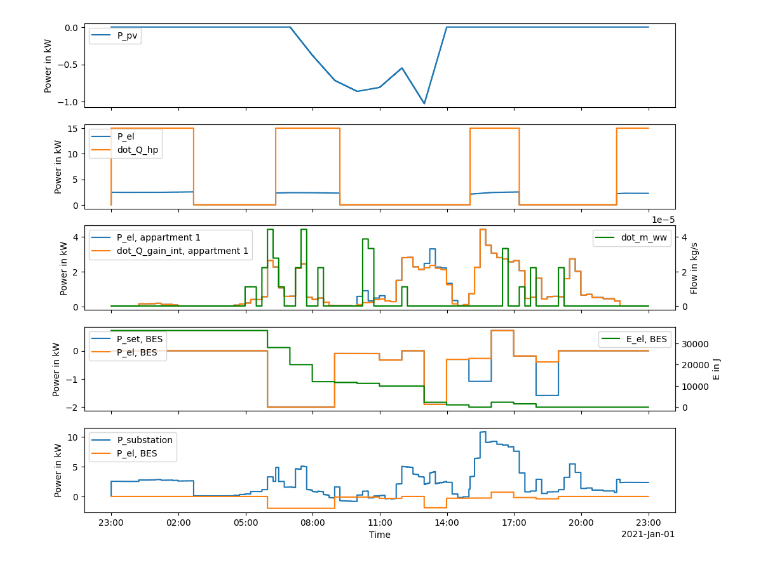
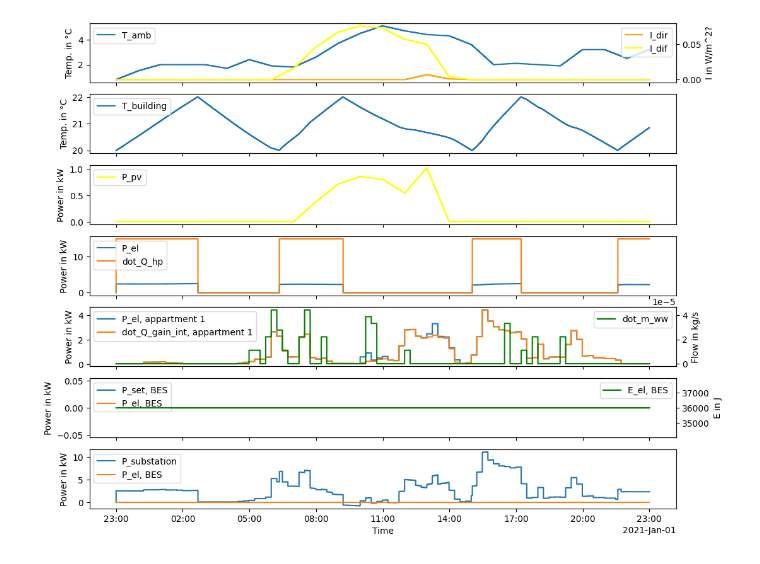
Before and after one commit to erc-fhv/FlECs-Framework, a Jupyter notebook: simple_scenario.ipynb, the cells around one changed output. Cells and saved outputs as stored; diff of their text form; code cells hidden in the pictures.

```diff
--- a/simple_scenario.ipynb
+++ b/simple_scenario.ipynb
@@ -184 +181,6 @@ import pickle
+# %%
+times = pd.date_range('2021-01-01 00:00:00', '2021-01-02 00:00:00', freq='1min', tz='Europe/Berlin')  # 'UTC+01:00')
+
+sim.run(times)
+# cProfile.run('sim.run(times)', f'restats_{datetime.datetime.now().strftime("%Y%m%d_%H%M%S")}.prof')
 # %%
@@ -208,32 +207,32 @@ df.head()
 # %%
 dtindex = df.index
 
-fig, axs = plt.subplots(5, sharex=True, figsize=(12, 10))
+fig, axs = plt.subplots(7, sharex=True, figsize=(12, 10))
 i = -1
-# # Weather
-# i += 1
-# ax = axs[i]
-# ax.plot(dtindex, df.loc[:, ('weather', 'outputs', 'T_amb')], label='T_amb', drawstyle='steps')
-# ax.legend(loc='upper left')
-# ax.set_ylabel('Temp. in °C')
+# Weather
+i += 1
+ax = axs[i]
+ax.plot(dtindex, df.loc[:, ('weather', 'outputs', 'T_amb')], label='T_amb', drawstyle='steps')
+ax.legend(loc='upper left')
+ax.set_ylabel('Temp. in °C')
 
-# tax = ax.twinx()
-# tax.plot(dtindex, df.loc[:, ('weather', 'outputs', 'I_dir')]/1000, label='I_dir', drawstyle='steps', color='orange')
-# tax.plot(dtindex, df.loc[:, ('weather', 'outputs', 'I_dif')]/1000, label='I_dif', drawstyle='steps', color='yellow')
-# tax.legend(loc='upper right')
-# tax.set_ylabel('I in W/m^2?')
+tax = ax.twinx()
+tax.plot(dtindex, df.loc[:, ('weather', 'outputs', 'I_dir')]/1000, label='I_dir', drawstyle='steps', color='orange')
+tax.plot(dtindex, df.loc[:, ('weather', 'outputs', 'I_dif')]/1000, label='I_dif', drawstyle='steps', color='yellow')
+tax.legend(loc='upper right')
+tax.set_ylabel('I in W/m^2?')
 
-# # Building Temperature
-# i += 1
-# ax = axs[1]
-# ax.plot(dtindex, df.loc[:, ('building_envelope', 'outputs', 'T_building')], label='T_building', drawstyle='steps')
-# ax.legend(loc='upper left')
-# ax.set_ylabel('Temp. in °C')
+# Building Temperature
+i += 1
+ax = axs[1]
+ax.plot(dtindex, df.loc[:, ('building_envelope', 'outputs', 'T_building')], label='T_building', drawstyle='steps')
+ax.legend(loc='upper left')
+ax.set_ylabel('Temp. in °C')
 
 # PV
 i += 1
 ax = axs[i]
-ax.plot(dtindex, df.loc[:, ('pv', 'outputs', 'P_pv')]/1000, label='P_pv', drawstyle='steps')
+ax.plot(dtindex, -df.loc[:, ('pv', 'outputs', 'P_pv')]/1000, label='P_pv', drawstyle='steps', color='yellow')
 ax.legend(loc='upper left')
 ax.set_ylabel('Power in kW')
 
@@ -273,31 +272,31 @@ tax.set_ylabel('Flow in kg/s')
 
 # BES
 i += 1
 ax = axs[i]
 ax.plot(dtindex, df.loc[:, ('battery_storage_1', 'inputs', 'P_set')]/1000, label='P_set, BES', drawstyle='steps')
 ax.plot(dtindex, df.loc[:, ('battery_storage_1', 'outputs', 'P_grid')]/1000, label='P_el, BES', drawstyle='steps')
 ax.legend(loc='upper left')
 ax.set_ylabel('Power in kW')
 
 tax = ax.twinx()
 tax.plot(dtindex, df.loc[:, ('battery_storage_1', 'outputs', 'E')]/1000, label='E_el, BES', drawstyle='steps', color='green')
 tax.legend(loc='upper right')
 tax.set_ylabel('E in J')
 
 # Grid
 i += 1
 ax = axs[i]
 ax.plot(dtindex, df.loc[:, ('grid', 'outputs', 'P_substation')]/1000, label='P_substation', drawstyle='steps')
 ax.plot(dtindex, df.loc[:, ('battery_storage_1', 'outputs', 'P_grid')]/1000, label='P_el, BES', drawstyle='steps')
 ax.legend(loc='upper left')
 ax.set_ylabel('Power in kW')
 
 # # forcast P_resid
 # for dt, P_forcast in sim.data[('MPC', 'outputs', 'P_resid_ec_of_EC')].items():
 #     fc_index = pd.date_range(start=dt+pd.Timedelta('15min'), periods=len(P_forcast), freq=pd.Timedelta('15min'))
 #     ax.plot(fc_index, np.array(P_forcast)/1000)
 
 axs[-1].set_xlabel('Time')
 axs[-1].xaxis.set_major_formatter(mdates.ConciseDateFormatter(axs[-1].xaxis.get_major_locator(),))
 # %% [output]
-[figure, old version]
+[figure, new version]
```
Also changed, not shown: parts of 5 cells of this notebook, 4 other files.
